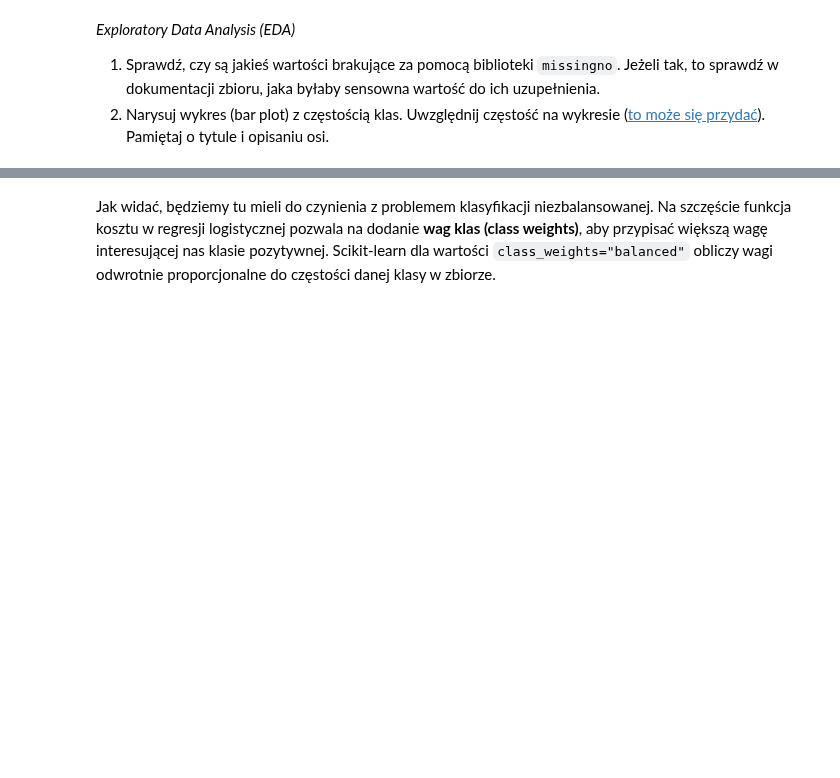
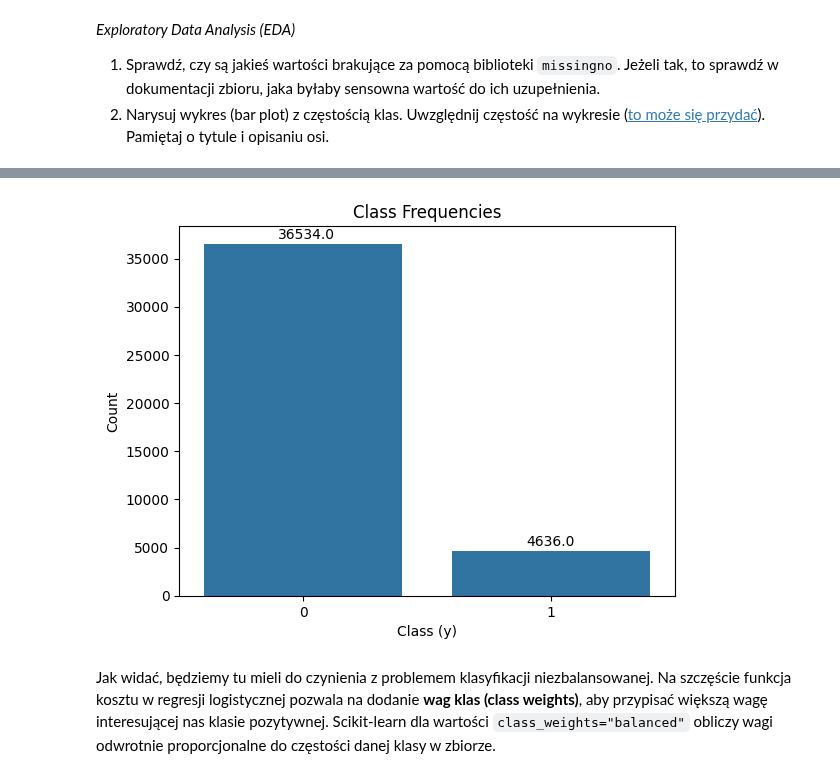
Before and after one commit to apohllo/sztuczna-inteligencja, a Jupyter notebook: lab1/lab_1.ipynb, the cells around one changed output, grey strips where cells are left out. Saved outputs shown, nothing was run; the diff lists cells and outputs as text; code cells hidden in the pictures; blank space fills up the shorter version.

```diff
--- a/lab1/lab_1.ipynb
+++ b/lab1/lab_1.ipynb
@@ -1043,3 +1233,13 @@ y = y.astype({"y": np.int64})
+# %%
+sns.countplot(x=y)
+plt.title('Class Frequencies')
+plt.xlabel('Class (y)')
+plt.ylabel('Count')
+for p in plt.gca().patches:
+    plt.gca().annotate(f'{p.get_height()}', (p.get_x() + 0.3, p.get_height() + 500))
+plt.show()
+# %% [output]
+[figure, added]
 # %% [markdown]
 Jak widać, będziemy tu mieli do czynienia z problemem klasyfikacji niezbalansowanej. Na szczęście funkcja kosztu w regresji logistycznej pozwala na dodanie **wag klas (class weights)**, aby przypisać większą wagę interesującej nas klasie pozytywnej. Scikit-learn dla wartości `class_weights="balanced"` obliczy wagi odwrotnie proporcjonalne do częstości danej klasy w zbiorze.
 # %% [markdown]
```
Also changed, not shown: parts of 46 cells of this notebook, 1 other file.
